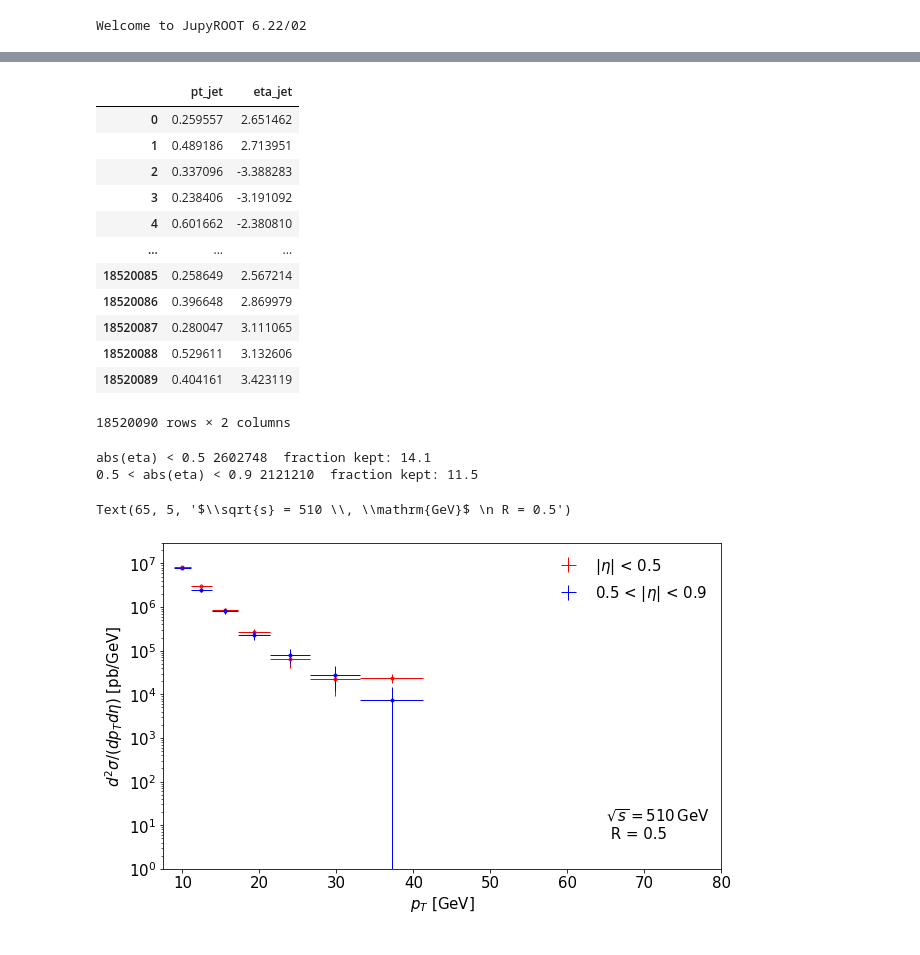
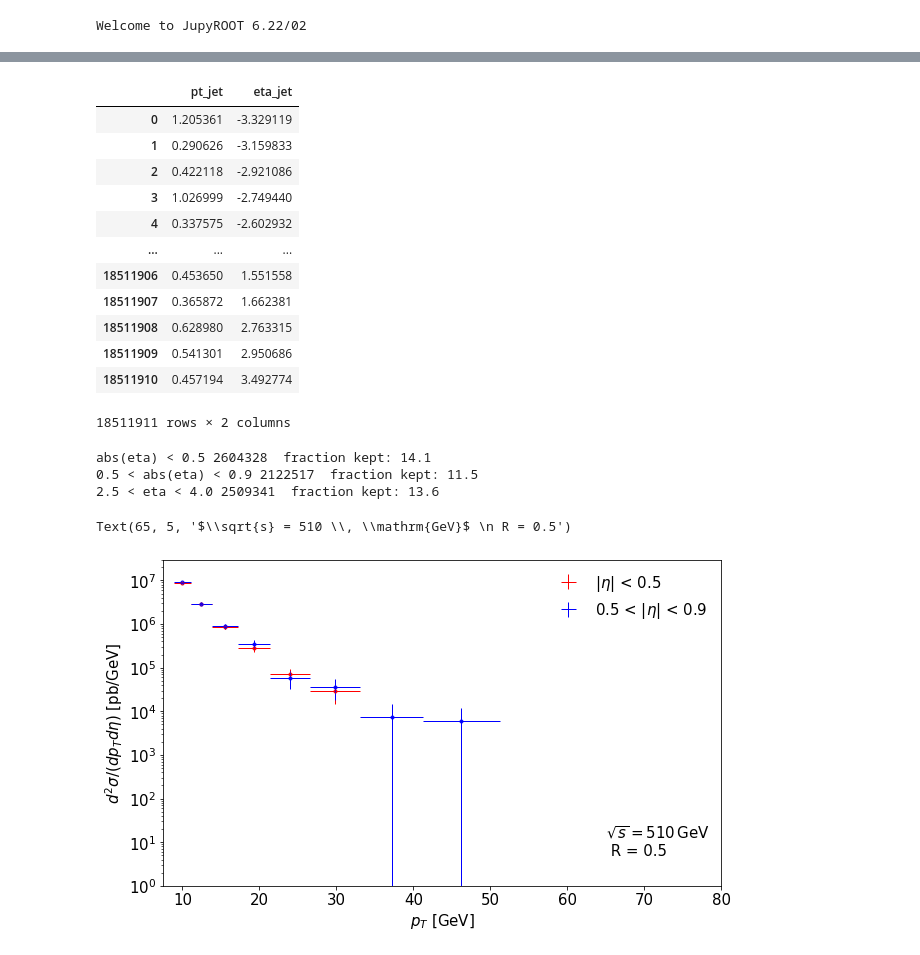
Before and after one commit to y-song/star_analysis, a Jupyter notebook: pp510.ipynb, the cells around one changed output, grey strips where cells are left out. Saved outputs shown, nothing was run; the diff lists cells and outputs as text; code cells hidden in the pictures.

```diff
--- a/pp510.ipynb
+++ b/pp510.ipynb
@@ -69,7 +69,7 @@ def flattenDf(a):
     df
     return df
 # %%
-file1 = ['$HOME/output/51005.root']
+file1 = ['$HOME/output/51005_1108.root']
 # %%
 a = getData(file1)
 # %%
@@ -94,49 +94,52 @@ b = flattenDf(a)
 b
 # %% [output]
 |  | pt_jet | eta_jet |
-| 0 | 0.259557 | 2.651462 |
-| 1 | 0.489186 | 2.713951 |
-| 2 | 0.337096 | -3.388283 |
-| 3 | 0.238406 | -3.191092 |
-| 4 | 0.601662 | -2.380810 |
+| 0 | 1.205361 | -3.329119 |
+| 1 | 0.290626 | -3.159833 |
+| 2 | 0.422118 | -2.921086 |
+| 3 | 1.026999 | -2.749440 |
+| 4 | 0.337575 | -2.602932 |
 | ... | ... | ... |
-| 18520085 | 0.258649 | 2.567214 |
-| 18520086 | 0.396648 | 2.869979 |
-| 18520087 | 0.280047 | 3.111065 |
-| 18520088 | 0.529611 | 3.132606 |
-| 18520089 | 0.404161 | 3.423119 |
+| 18511906 | 0.453650 | 1.551558 |
+| 18511907 | 0.365872 | 1.662381 |
+| 18511908 | 0.628980 | 2.763315 |
+| 18511909 | 0.541301 | 2.950686 |
+| 18511910 | 0.457194 | 3.492774 |
-18520090 rows × 2 columns
+18511911 rows × 2 columns
 # %%
 df1 = applyCut(b, 'abs(eta_jet) < 0.5', 'abs(eta) < 0.5')
 df2 = applyCut(b, '0.5 < abs(eta_jet) < 0.9', '0.5 < abs(eta) < 0.9')
+df3 = applyCut(b, '2.5 < eta_jet < 4.0', '2.5 < eta < 4.0')
 # %% [output]
-abs(eta) < 0.5 2602748  fraction kept: 14.1
-0.5 < abs(eta) < 0.9 2121210  fraction kept: 11.5
+abs(eta) < 0.5 2604328  fraction kept: 14.1
+0.5 < abs(eta) < 0.9 2122517  fraction kept: 11.5
+2.5 < eta < 4.0 2509341  fraction kept: 13.6
 # %%
 xvar_array = toArrayFloat(0.95, 1.90, 0, log=True, logNum=11)
 xsec = np.mean(a['xsec'])
 ntrials = a['ntrials'][a.shape[0]-1]
-x1, y1, xerr, yerr = getHist(df1, 'pt_jet', xvar_array)
-x2, y2, xerr, yerr = getHist(df2, 'pt_jet', xvar_array)
+x1, y1, xerr, yerr1 = getHist(df1, 'pt_jet', xvar_array)
+x2, y2, xerr, yerr2 = getHist(df2, 'pt_jet', xvar_array)
+x3, y3, xerr, yerr3 = getHist(df3, 'pt_jet', xvar_array)
 # %%
 fig = plt.figure(figsize=(10,6))
-plt.errorbar(x1, y1*xsec*1e9/(2*ntrials*xerr*1), xerr = xerr, yerr = yerr*xsec*1e9/(2*ntrials*xerr*1),\
+plt.errorbar(x1, y1*xsec*1e9/(2*ntrials*xerr*1), xerr = xerr, yerr = yerr1*xsec*1e9/(2*ntrials*xerr*1),\
              fmt='none', color='r', elinewidth=1, label='|$\eta$| < 0.5')
 plt.plot(x1, y1*xsec*1e9/(2*ntrials*xerr*1), 'r.', fillstyle='none')
-plt.errorbar(x2, y2*xsec*1e9/(2*ntrials*xerr*0.8), xerr = xerr, yerr = yerr*xsec*1e9/(2*ntrials*xerr*0.8),\
+plt.errorbar(x2, y2*xsec*1e9/(2*ntrials*xerr*0.8), xerr = xerr, yerr = yerr2*xsec*1e9/(2*ntrials*xerr*0.8),\
              fmt='none', color='b', elinewidth=1, label='0.5 < |$\eta$| < 0.9')
 plt.plot(x2, y2*xsec*1e9/(2*ntrials*xerr*0.8), 'b.', fillstyle='none')
 plt.xticks(fontsize=15)
 plt.yticks(fontsize=15)
 plt.yscale('log')
 plt.xlabel('$p_T$ [GeV]', fontsize=15)
 plt.ylabel(r'$d^2 \sigma / (dp_T d \eta)$ [pb/GeV]', fontsize=15)
 plt.xlim(left=7.5, right=80)
 plt.ylim(top=3e7, bottom=1)
 plt.legend(prop={'size': 15}, frameon=False, loc='best')
 plt.text(65,5,'$\sqrt{s} = 510 \, \mathrm{GeV}$ \n R = 0.5', fontsize=15)
 # %% [output]
 Text(65, 5, '$\\sqrt{s} = 510 \\, \\mathrm{GeV}$ \n R = 0.5')
-[figure, old version]
+[figure, new version]
 # %%
 fig = plt.figure(figsize=(10,6))
```
Also changed, not shown: parts of 4 cells of this notebook.
